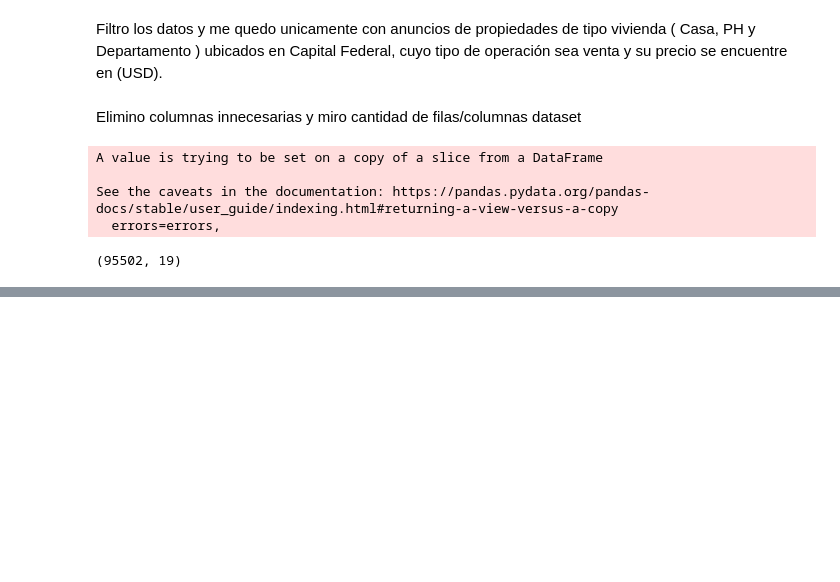
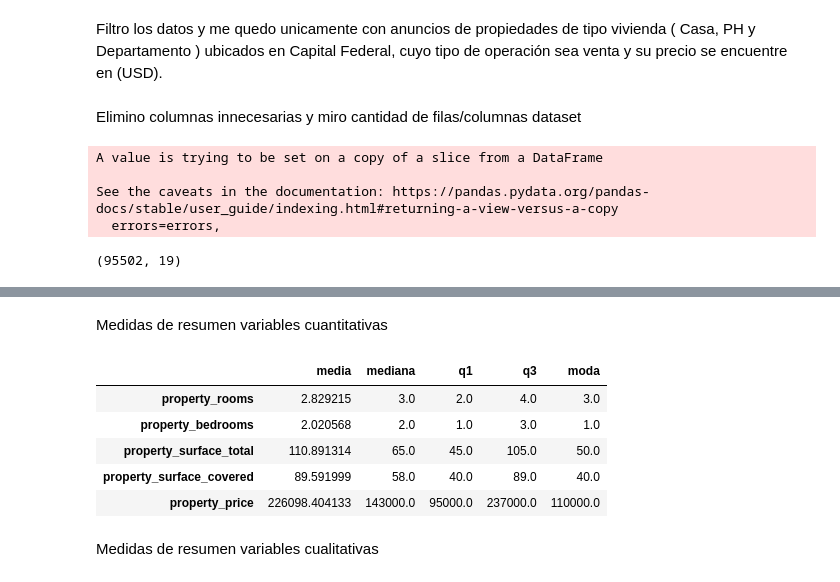
Before and after one commit to Fanusaez/7506R-2C2022-GRUPO13, a Jupyter notebook: 7506R_TP1_GRUPO13_ENTREGA.ipynb, the cells around one changed output, grey strips where cells are left out. Drawn from its saved outputs; the diff is of its cells as text; code cells hidden in the pictures; blank space fills up the shorter version.

```diff
--- a/7506R_TP1_GRUPO13_ENTREGA.ipynb
+++ b/7506R_TP1_GRUPO13_ENTREGA.ipynb
@@ -147,0 +145,20 @@ Name: property_price, dtype: float64
+# %% [markdown]
+Medidas de resumen variables cuantitativas
+# %%
+ds_cuantitativo = ds_exploracion.loc[:,["property_rooms", "property_bedrooms","property_surface_total", "property_surface_covered", "property_price"]]
+ds_resumen = pd.DataFrame()
+ds_resumen["media"] = ds_cuantitativo.mean()
+ds_resumen["mediana"] = ds_cuantitativo.median()
+ds_resumen["q1"] = ds_cuantitativo.quantile([.25]).iloc[0]
+ds_resumen["q3"] = ds_cuantitativo.quantile([.75]).iloc[0]
+ds_resumen["moda"] = ds_cuantitativo.mode().iloc[0]
+ds_resumen
+# %% [output]
+|  | media | mediana | q1 | q3 | moda |
+| property_rooms | 2.829215 | 3.0 | 2.0 | 4.0 | 3.0 |
+| property_bedrooms | 2.020568 | 2.0 | 1.0 | 3.0 | 1.0 |
+| property_surface_total | 110.891314 | 65.0 | 45.0 | 105.0 | 50.0 |
+| property_surface_covered | 89.591999 | 58.0 | 40.0 | 89.0 | 40.0 |
+| property_price | 226098.404133 | 143000.0 | 95000.0 | 237000.0 | 110000.0 |
+# %% [markdown]
+Medidas de resumen variables cualitativas
```
Also changed, not shown: parts of 3 cells of this notebook.
